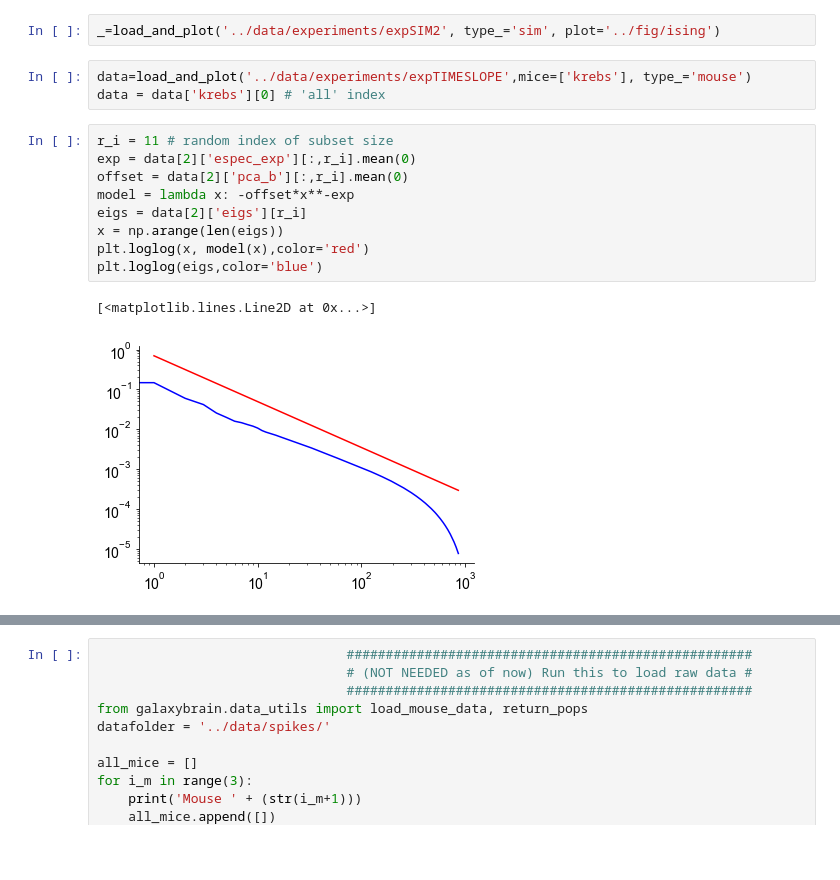
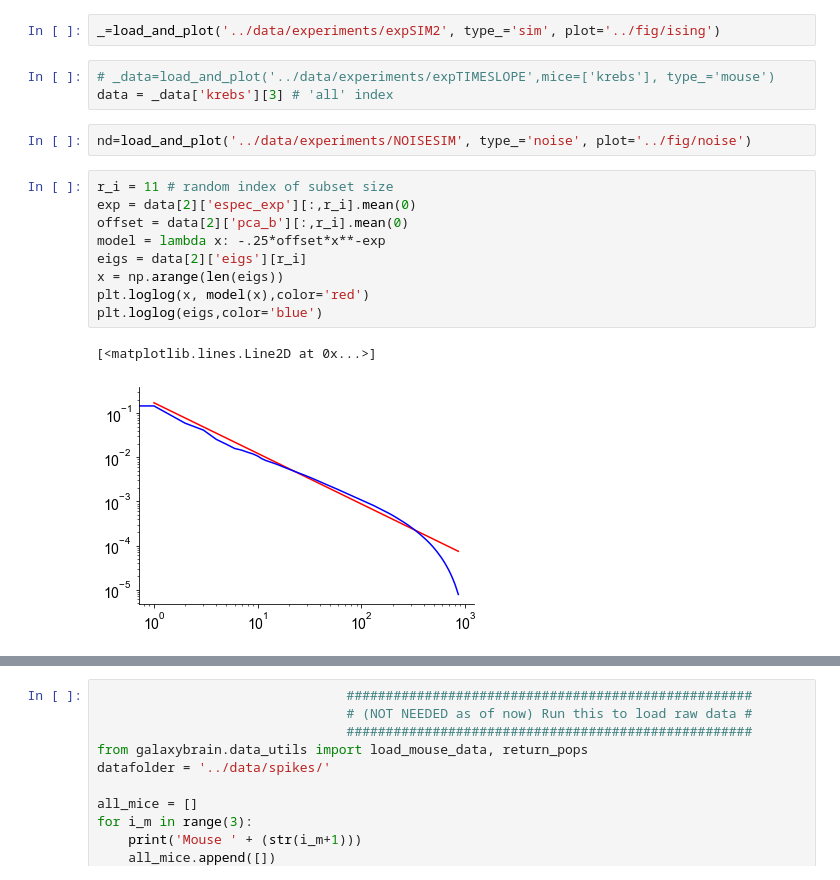
Before and after one commit to voytekresearch/galaxybrain, a Jupyter notebook: notebooks/explorative_analysis_plotting.ipynb, the cells around one changed output, grey strips where cells are left out. Cells and saved outputs as stored; diff of their text form; blank space fills up the shorter version.

Commit message:
noise data

```diff
--- a/notebooks/explorative_analysis_plotting.ipynb
+++ b/notebooks/explorative_analysis_plotting.ipynb
@@ -29,17 +29,19 @@ Some common parameters, before I was saving them as json
 # %%
 _=load_and_plot('../data/experiments/expSIM2', type_='sim', plot='../fig/ising')
 # %%
-data=load_and_plot('../data/experiments/expTIMESLOPE',mice=['krebs'], type_='mouse')
-data = data['krebs'][0] # 'all' index
+# _data=load_and_plot('../data/experiments/expTIMESLOPE',mice=['krebs'], type_='mouse')
+data = _data['krebs'][3] # 'all' index
+# %%
+nd=load_and_plot('../data/experiments/NOISESIM', type_='noise', plot='../fig/noise')
 # %%
 r_i = 11 # random index of subset size
 exp = data[2]['espec_exp'][:,r_i].mean(0)
 offset = data[2]['pca_b'][:,r_i].mean(0)
-model = lambda x: -offset*x**-exp
+model = lambda x: -.25*offset*x**-exp
 eigs = data[2]['eigs'][r_i]
 x = np.arange(len(eigs))
 plt.loglog(x, model(x),color='red')
 plt.loglog(eigs,color='blue')
 # %% [output]
 [<matplotlib.lines.Line2D at 0x...>]
-[figure, old version]
+[figure, new version]
```
Also changed, not shown: parts of 1 cell of this notebook, 3 other files.
